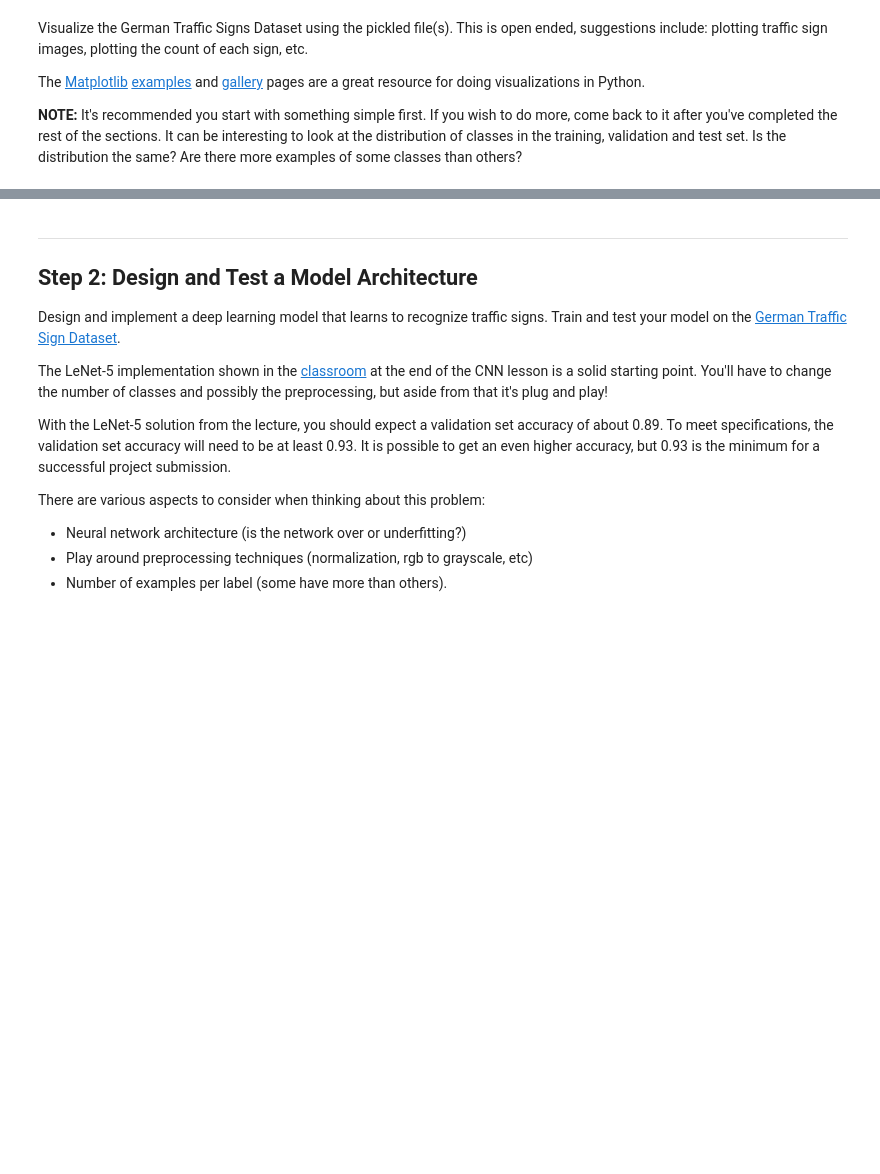
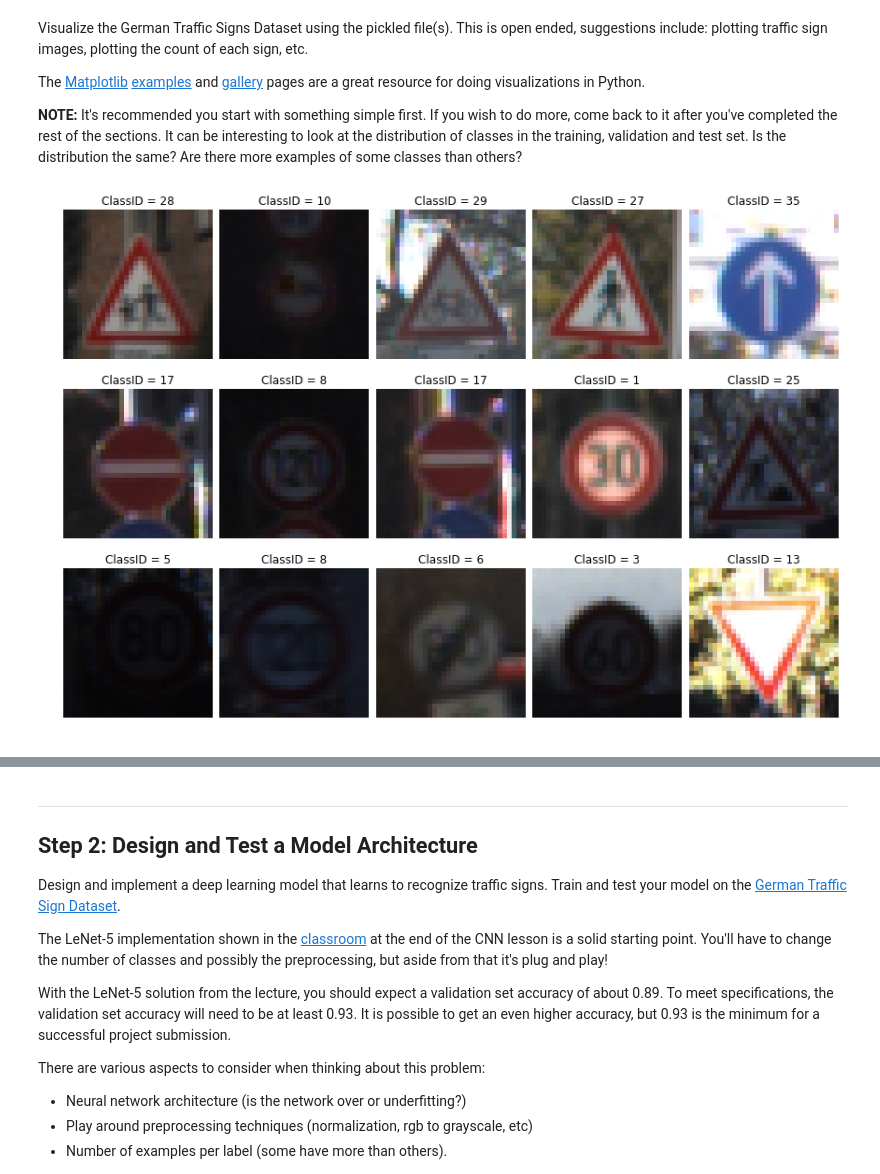
Before and after one commit to JamesDiDonato/CarND-P2, a Jupyter notebook: Traffic_Sign_Classifier.ipynb, the cells around one changed output, grey strips where cells are left out. Cells and saved outputs as stored; diff of their text form; code cells hidden in the pictures; blank space fills up the shorter version.

```diff
--- a/Traffic_Sign_Classifier.ipynb
+++ b/Traffic_Sign_Classifier.ipynb
@@ -92,22 +98,25 @@ The [Matplotlib](http://matplotlib.org/) [examples](http://matplotlib.org/exampl
 # %%
 ### Data exploration visualization
 
 import matplotlib.pyplot as plt
 import random
 
 # Visualizations will be shown in the notebook.
 %matplotlib inline
 
 #Lets start by plotting 15 random images from the training set :
 random_list = random.sample(range(1, n_train+1), 15)
 figure, ax1 = plt.subplots(3,5,figsize=(15, 10))
 figure.subplots_adjust(hspace = .2, wspace=.003)
 ax1=ax1.ravel()
 for i in range(15):
     index = random_list[i]
     axes = ax1[i]
     axes.axis('off')
     axes.imshow(X_train_raw[index])
+    axes.set_title('ClassID = {}' .format(y_train[index]))
+# %% [output]
+[figure, added]
 # %%
 import matplotlib.pyplot as plt
 #Plot Histograms of the training set:
```
Also changed, not shown: parts of 21 cells of this notebook, 21 other files.
